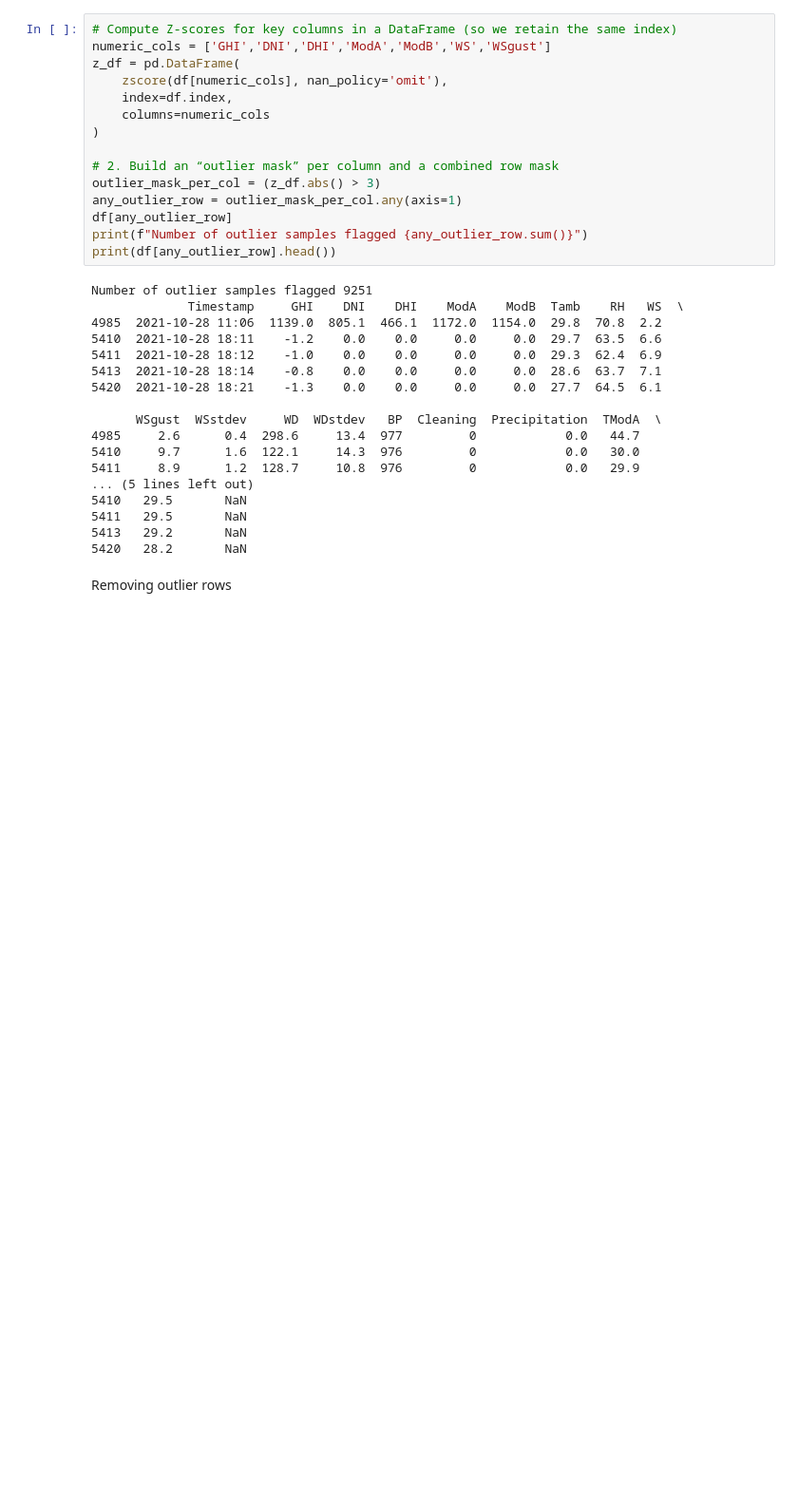
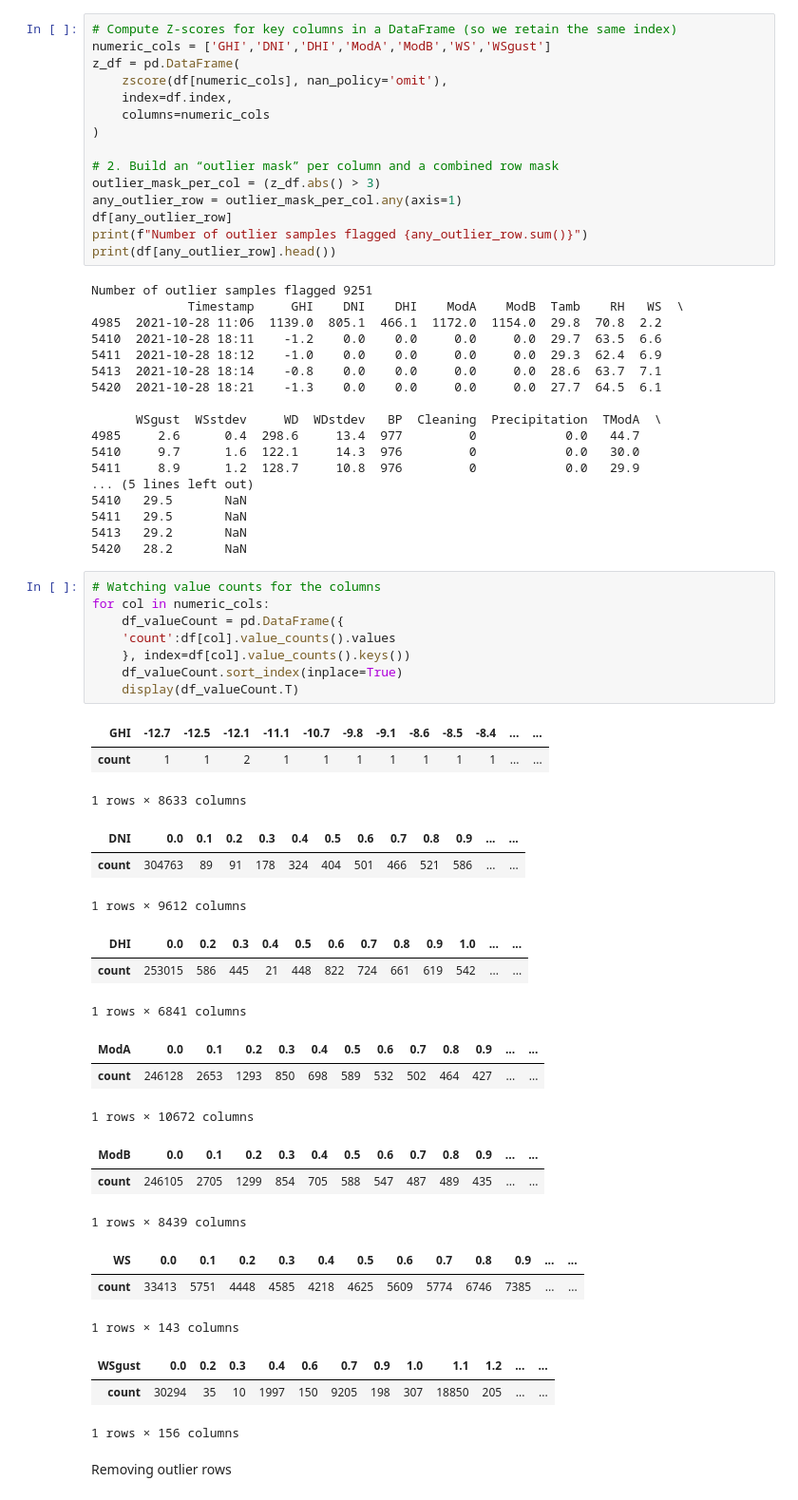
Before and after one commit to befkir/solar-challenge-week1, a Jupyter notebook: notebooks/togo_eda.ipynb, the cells around one changed output. Shown at 95% size. Saved outputs shown, nothing was run; the diff lists cells and outputs as text; blank space fills up the shorter version.

```diff
--- a/notebooks/togo_eda.ipynb
+++ b/notebooks/togo_eda.ipynb
@@ -150,6 +151,36 @@ Number of outlier samples flagged 9251
 5411   29.5       NaN
 5413   29.2       NaN
 5420   28.2       NaN
+# %%
+# Watching value counts for the columns
+for col in numeric_cols:
+    df_valueCount = pd.DataFrame({
+    'count':df[col].value_counts().values
+    }, index=df[col].value_counts().keys())
+    df_valueCount.sort_index(inplace=True)
+    display(df_valueCount.T)
+# %% [output]
+| GHI | -12.7 | -12.5 | -12.1 | -11.1 | -10.7 | -9.8 | -9.1 | -8.6 | -8.5 | -8.4 | ... | ... |
+| count | 1 | 1 | 2 | 1 | 1 | 1 | 1 | 1 | 1 | 1 | ... | ... |
+1 rows × 8633 columns
+| DNI | 0.0 | 0.1 | 0.2 | 0.3 | 0.4 | 0.5 | 0.6 | 0.7 | 0.8 | 0.9 | ... | ... |
+| count | 304763 | 89 | 91 | 178 | 324 | 404 | 501 | 466 | 521 | 586 | ... | ... |
+1 rows × 9612 columns
+| DHI | 0.0 | 0.2 | 0.3 | 0.4 | 0.5 | 0.6 | 0.7 | 0.8 | 0.9 | 1.0 | ... | ... |
+| count | 253015 | 586 | 445 | 21 | 448 | 822 | 724 | 661 | 619 | 542 | ... | ... |
+1 rows × 6841 columns
+| ModA | 0.0 | 0.1 | 0.2 | 0.3 | 0.4 | 0.5 | 0.6 | 0.7 | 0.8 | 0.9 | ... | ... |
+| count | 246128 | 2653 | 1293 | 850 | 698 | 589 | 532 | 502 | 464 | 427 | ... | ... |
+1 rows × 10672 columns
+| ModB | 0.0 | 0.1 | 0.2 | 0.3 | 0.4 | 0.5 | 0.6 | 0.7 | 0.8 | 0.9 | ... | ... |
+| count | 246105 | 2705 | 1299 | 854 | 705 | 588 | 547 | 487 | 489 | 435 | ... | ... |
+1 rows × 8439 columns
+| WS | 0.0 | 0.1 | 0.2 | 0.3 | 0.4 | 0.5 | 0.6 | 0.7 | 0.8 | 0.9 | ... | ... |
+| count | 33413 | 5751 | 4448 | 4585 | 4218 | 4625 | 5609 | 5774 | 6746 | 7385 | ... | ... |
+1 rows × 143 columns
+| WSgust | 0.0 | 0.2 | 0.3 | 0.4 | 0.6 | 0.7 | 0.9 | 1.0 | 1.1 | 1.2 | ... | ... |
+| count | 30294 | 35 | 10 | 1997 | 150 | 9205 | 198 | 307 | 18850 | 205 | ... | ... |
+1 rows × 156 columns
 # %% [markdown]
 Removing outlier rows
 # %%
```
Also changed, not shown: parts of 10 cells of this notebook.
